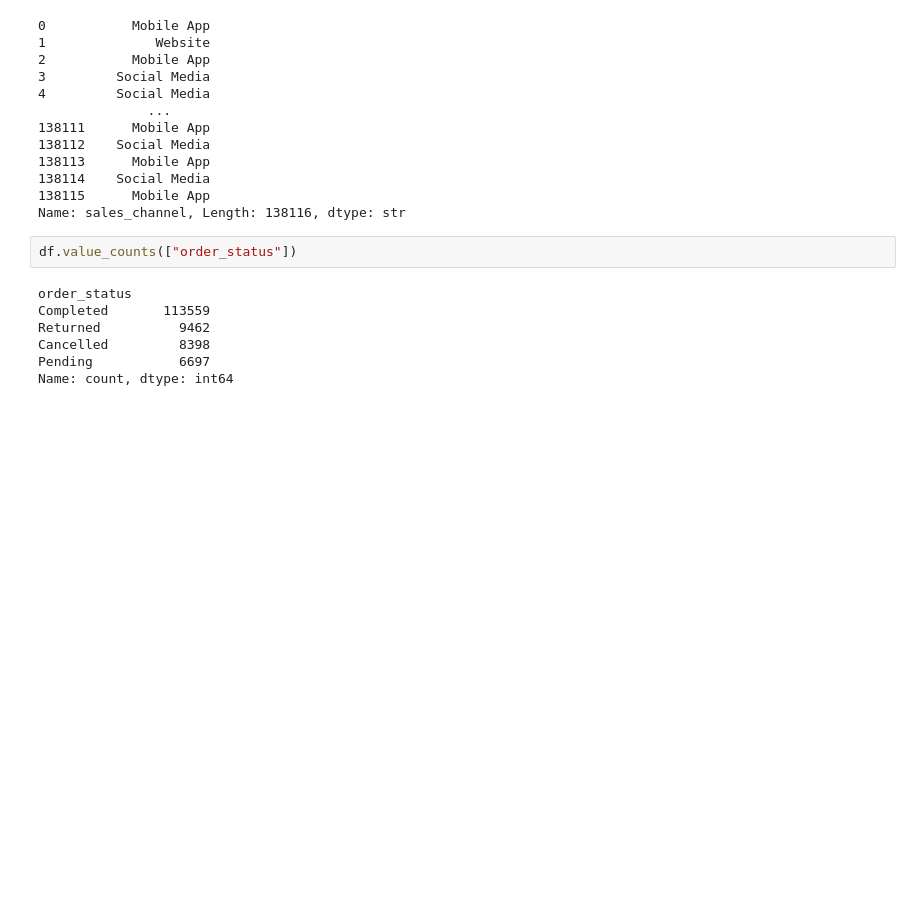
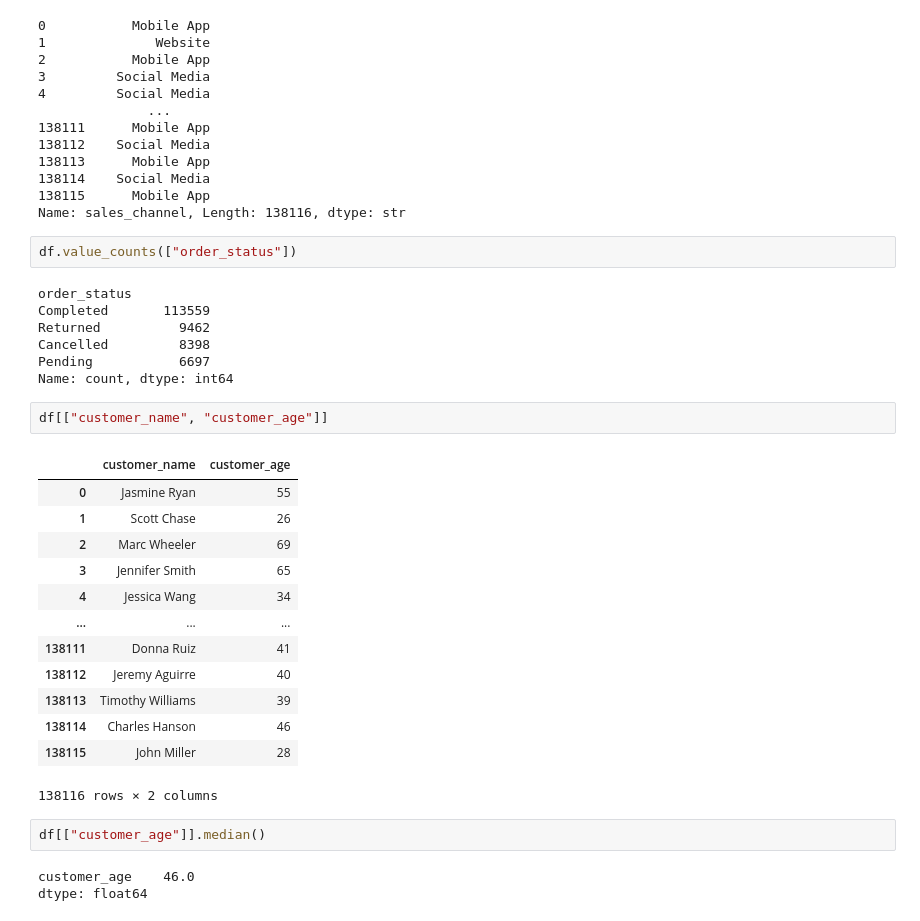
Before and after one commit to Badmosa/e-commerce-sales-and-customer-analysis, a Jupyter notebook: e-commerce-sales-and-customer-analytics.ipynb, the cells around one changed output. Saved outputs shown, nothing was run; the diff lists cells and outputs as text; blank space fills up the shorter version.

```diff
--- a/e-commerce-sales-and-customer-analytics.ipynb
+++ b/e-commerce-sales-and-customer-analytics.ipynb
@@ -114,3 +114,24 @@ Returned          9462
 Cancelled         8398
 Pending           6697
 Name: count, dtype: int64
+# %%
+df[["customer_name", "customer_age"]]
+# %% [output]
+|  | customer_name | customer_age |
+| 0 | Jasmine Ryan | 55 |
+| 1 | Scott Chase | 26 |
+| 2 | Marc Wheeler | 69 |
+| 3 | Jennifer Smith | 65 |
+| 4 | Jessica Wang | 34 |
+| ... | ... | ... |
+| 138111 | Donna Ruiz | 41 |
+| 138112 | Jeremy Aguirre | 40 |
+| 138113 | Timothy Williams | 39 |
+| 138114 | Charles Hanson | 46 |
+| 138115 | John Miller | 28 |
+138116 rows × 2 columns
+# %%
+df[["customer_age"]].median()
+# %% [output]
+customer_age    46.0
+dtype: float64
```
